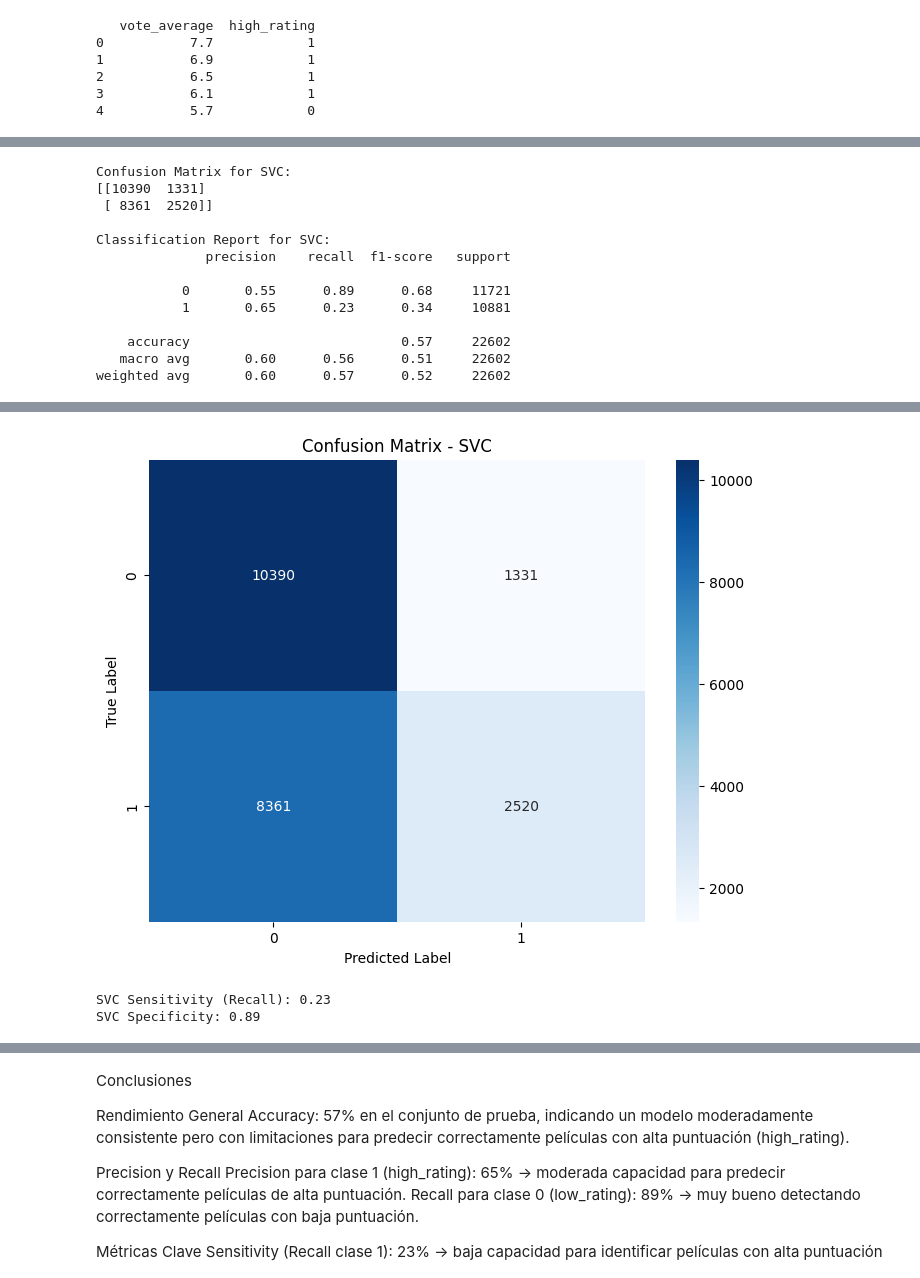
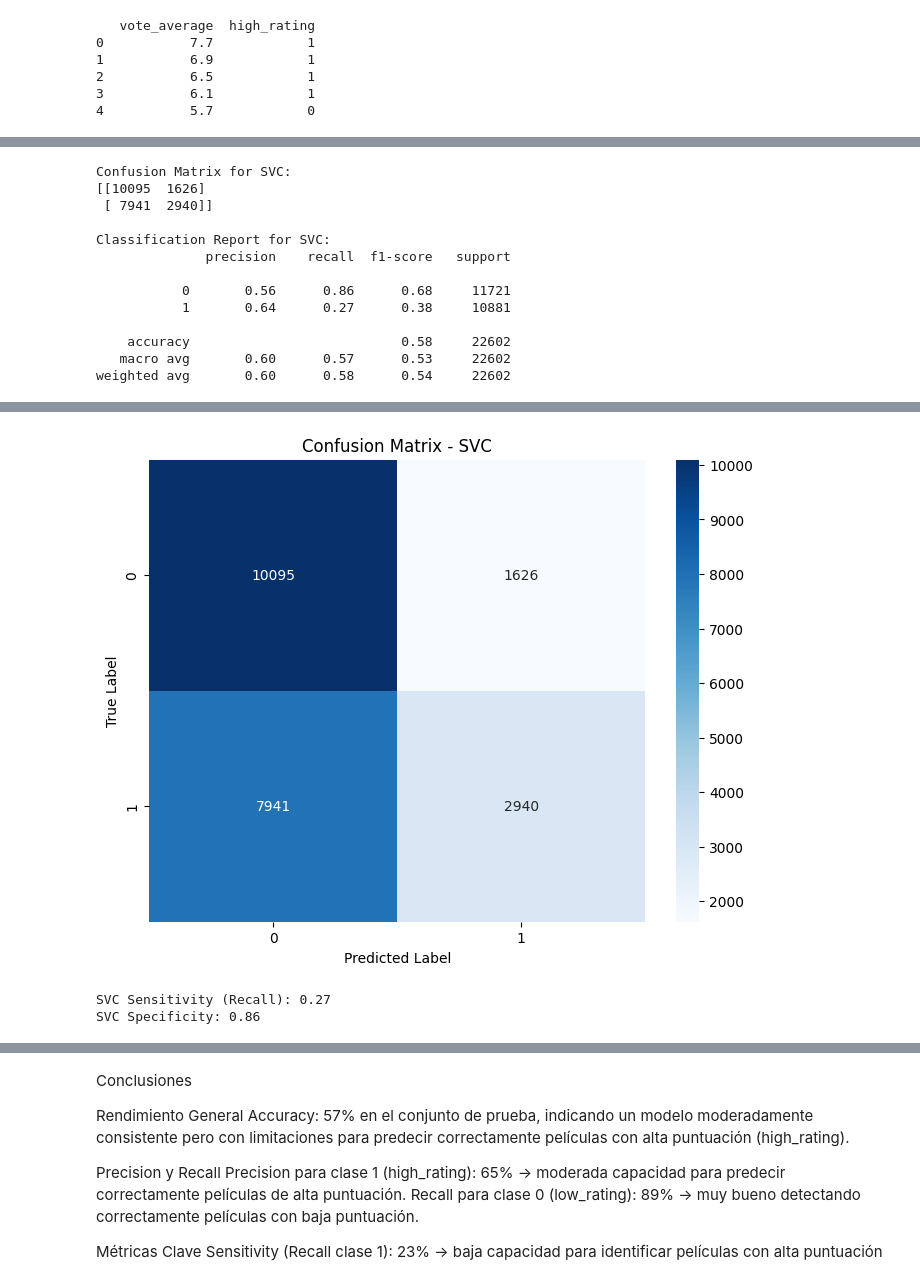
Before and after one commit to Arielv2004/Eva_2.machine_learning, a Jupyter notebook: proyect-machine/notebooks/04_modelos_clasificacion/03_svc.ipynb, the cells around one changed output, grey strips where cells are left out. Drawn from its saved outputs; the diff is of its cells as text; code cells hidden in the pictures.

```diff
--- a/proyect-machine/notebooks/04_modelos_clasificacion/03_svc.ipynb
+++ b/proyect-machine/notebooks/04_modelos_clasificacion/03_svc.ipynb
@@ -92,51 +104,54 @@ print("\nClasificación:\n", classification_report(y_test, y_pred))
 # %%
 import seaborn as sns
 import matplotlib.pyplot as plt
 from sklearn.metrics import confusion_matrix, classification_report
 
 # Matriz de confusión
-cm_svc = confusion_matrix(y_test, y_pred_svc)
+cm_svc = confusion_matrix(y_test, y_pred)
 
 print("Confusion Matrix for SVC:")
 print(cm_svc)
 
 print("\nClassification Report for SVC:")
-print(classification_report(y_test, y_pred_svc))
+print(classification_report(y_test, y_pred))
 
 # Heatmap de la matriz de confusión
 plt.figure(figsize=(8, 6))
 sns.heatmap(cm_svc, annot=True, fmt="d", cmap="Blues")
 plt.xlabel("Predicted Label")
 plt.ylabel("True Label")
 plt.title("Confusion Matrix - SVC")
 plt.show()
 # %% [output]
 Confusion Matrix for SVC:
-[[10390  1331]
- [ 8361  2520]]
+[[10095  1626]
+ [ 7941  2940]]
 
 Classification Report for SVC:
               precision    recall  f1-score   support
 
-           0       0.55      0.89      0.68     11721
-           1       0.65      0.23      0.34     10881
+           0       0.56      0.86      0.68     11721
+           1       0.64      0.27      0.38     10881
 
-    accuracy                           0.57     22602
-   macro avg       0.60      0.56      0.51     22602
-weighted avg       0.60      0.57      0.52     22602
+    accuracy                           0.58     22602
+   macro avg       0.60      0.57      0.53     22602
+weighted avg       0.60      0.58      0.54     22602
 [interactive output not drawn]
-[figure, old version]
+[figure, new version]
 # %%
+# Matriz de confusión
+cm = confusion_matrix(y_test, y_pred)
+
 # Sensitivity (Recall) y Specificity
-tn_svc, fp_svc, fn_svc, tp_svc = cm_svc.ravel()
+tn, fp, fn, tp = cm.ravel()
 
-sensitivity_svc = tp_svc / (tp_svc + fn_svc)
-specificity_svc = tn_svc / (tn_svc + fp_svc)
+sensitivity = tp / (tp + fn)
+specificity = tn / (tn + fp)
 
-print(f"SVC Sensitivity (Recall): {sensitivity_svc:.2f}")
-print(f"SVC Specificity: {specificity_svc:.2f}")
+print(f"SVC Sensitivity (Recall): {sensitivity:.2f}")
+print(f"SVC Specificity: {specificity:.2f}")
 # %% [output]
-SVC Sensitivity (Recall): 0.23
-SVC Specificity: 0.89
+SVC Sensitivity (Recall): 0.27
+SVC Specificity: 0.86
 # %%
 from sklearn.metrics import roc_curve, auc
```
Also changed, not shown: parts of 3 cells of this notebook, 24 other files.
